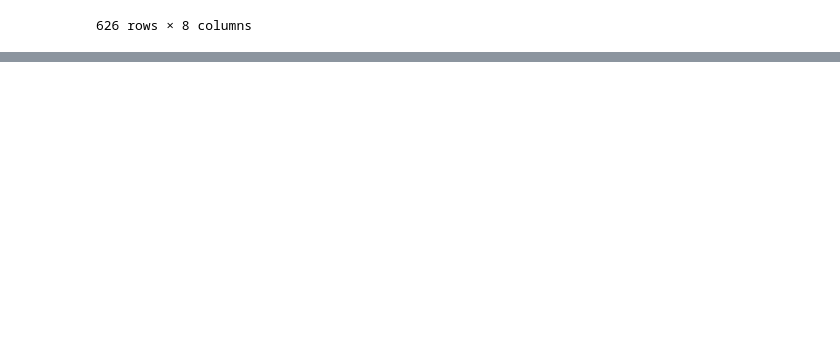
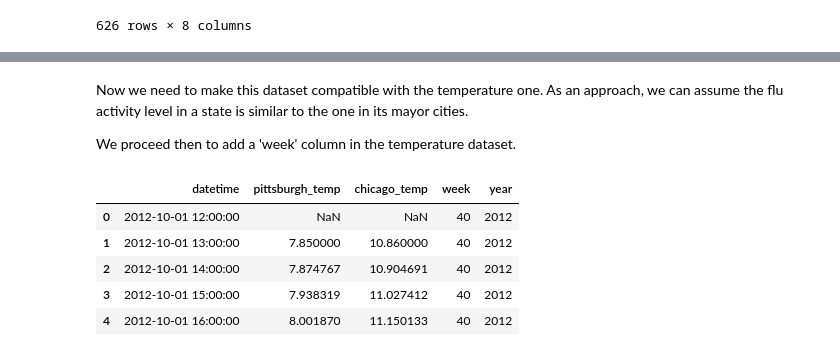
Before and after one commit to Somerillo/DI-Final_Project, a Jupyter notebook: time_series.ipynb, the cells around one changed output, grey strips where cells are left out. Drawn from its saved outputs; the diff is of its cells as text; code cells hidden in the pictures; blank space fills up the shorter version.

```diff
--- a/time_series.ipynb
+++ b/time_series.ipynb
@@ -454,0 +483,15 @@ df_flu.to_csv('raw_flu.csv', index=False)
+# %% [markdown]
+Now we need to make this dataset compatible with the temperature one. As an approach, we can assume the flu activity level in a state is similar to the one in its mayor cities.
+
+We proceed then to add a 'week' column in the temperature dataset.
+# %%
+df_temperature['week'] = df_temperature['datetime'].dt.isocalendar().week
+df_temperature['year'] = df_temperature['datetime'].dt.year
+display(df_temperature.head())
+# %% [output]
+|  | datetime | pittsburgh_temp | chicago_temp | week | year |
+| 0 | 2012-10-01 12:00:00 | NaN | NaN | 40 | 2012 |
+| 1 | 2012-10-01 13:00:00 | 7.850000 | 10.860000 | 40 | 2012 |
+| 2 | 2012-10-01 14:00:00 | 7.874767 | 10.904691 | 40 | 2012 |
+| 3 | 2012-10-01 15:00:00 | 7.938319 | 11.027412 | 40 | 2012 |
+| 4 | 2012-10-01 16:00:00 | 8.001870 | 11.150133 | 40 | 2012 |
```
Also changed, not shown: parts of 16 cells of this notebook, 2 other files.
